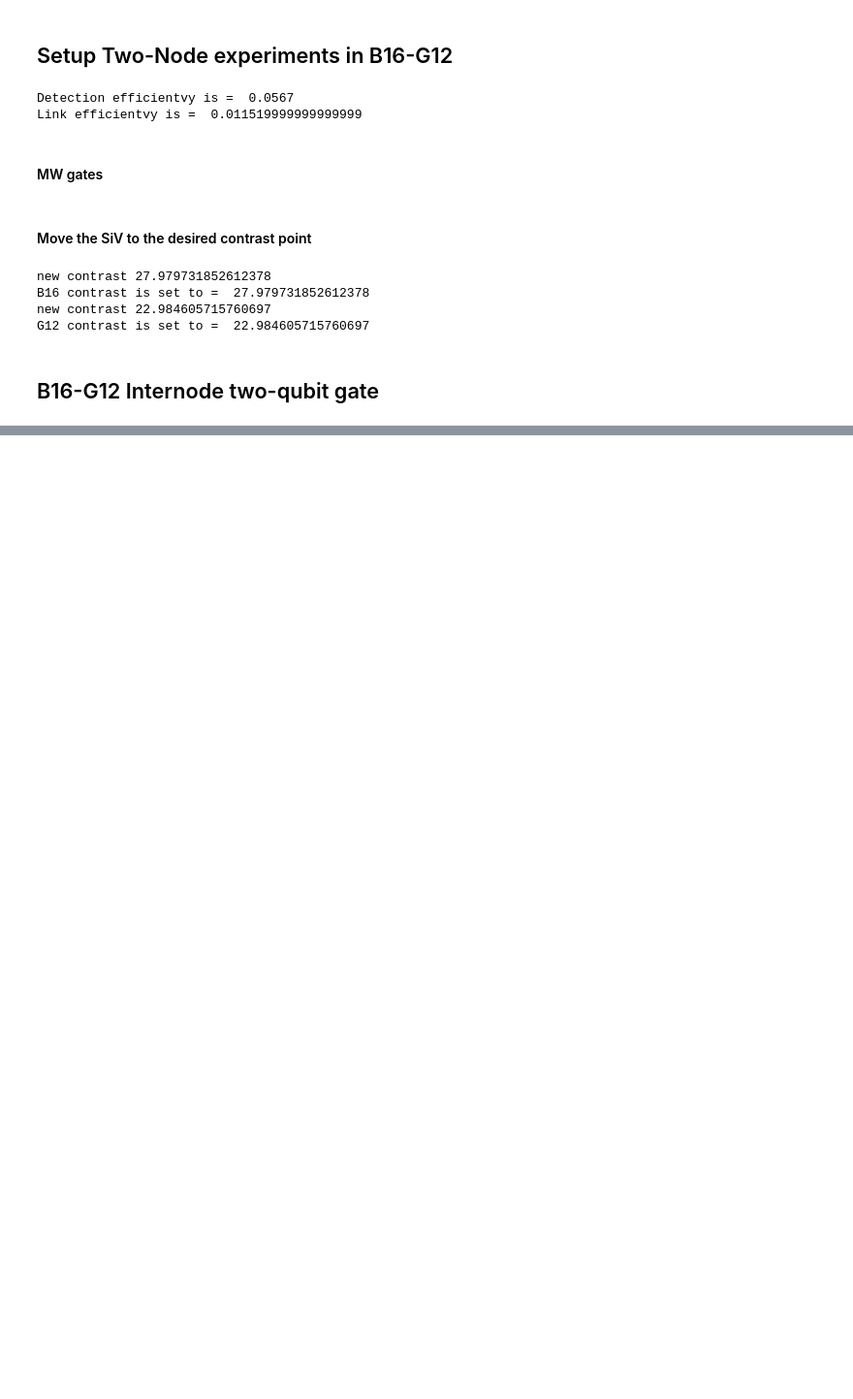
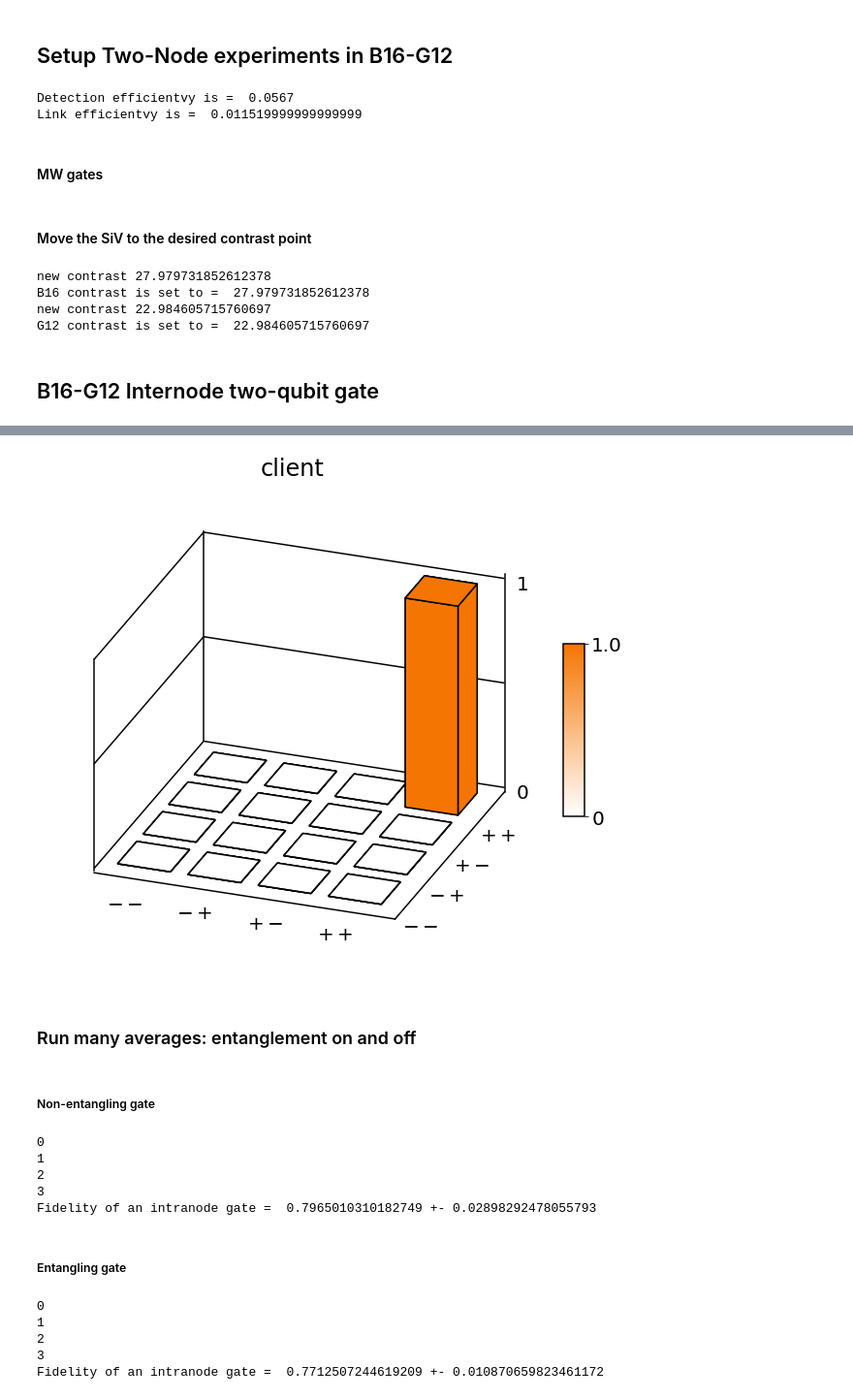
Before and after one commit to lukingroup/simnet, a Jupyter notebook: Notebooks/Blind_SingleNode_dataMatch.ipynb, the cells around one changed output, grey strips where cells are left out. Shown: that part at 97% size. Saved outputs shown, nothing was run; the diff lists cells and outputs as text; code cells hidden in the pictures; blank space fills up the shorter version.

```diff
--- a/Notebooks/Blind_SingleNode_dataMatch.ipynb
+++ b/Notebooks/Blind_SingleNode_dataMatch.ipynb
@@ -1276,0 +757,6 @@ Noperator = qt.num(N)
+# %%
+plot_from_rho(rho, 'client', 'entangling_phi=0.svg', (246/255, 133/255, 32/255), False)
+# %% [output]
+[figure, added]
+# %% [markdown]
+### Run many averages: entanglement on and off
@@ -1276,0 +775,61 @@ Noperator = qt.num(N)
+# %% [markdown]
+##### Non-entangling gate
+# %%
+Entange = 0 # choices are {0, 1}
+n_rounds = 4
+rho_n_array_cl_0 = np.empty((0, 4, 4), dtype=complex)
+rho_n_array_s_0 = np.empty((0, 4, 4), dtype=complex)
+fid_n_0 =  np.empty((0, 2), dtype=float)
+el_rho_final_ideal_0 = qt.tensor(rho_ideal_Xp, rho_ideal_Xp)
+
+for i in range(n_rounds):
+    print(i)
+    rho_output = sim2.two_qubit_internode_blind_gate(een_initial, imperfections, Entange, mu)
+    rho_cl = rho_output[1]
+    rho_s = rho_output[0]
+    rho_n_array_s_0 = np.vstack([rho_n_array_s_0, [rho_s]])
+    rho_n_array_cl_0 = np.vstack([rho_n_array_cl_0, [rho_cl]])
+    fid = (qt.fidelity(qt.Qobj(rho_cl), el_rho_final_ideal_0))**2
+    fid_n_0 = np.append(fid_n_0, fid)
+
+fid_ave_0 = np.mean(fid_n_0, axis = 0)
+fid_ave_std_0 = np.std(fid_n_0, axis = 0)/(np.sqrt(n_rounds))
+
+print("Fidelity of an intranode gate = ", fid_ave_0, "+-", fid_ave_std_0)
+# %% [output]
+0
+1
+2
+3
+Fidelity of an intranode gate =  0.7965010310182749 +- 0.02898292478055793
+# %% [markdown]
+##### Entangling gate
+# %%
+Entange = 1 # choices are {0, 1}
+n_rounds = 4
+rho_n_array_cl_1 = np.empty((0, 4, 4), dtype=complex)
+rho_n_array_s_1 = np.empty((0, 4, 4), dtype=complex)
+oper_transform = qt.tensor(rx(np.pi/2), rx(np.pi/2))
+fid_n_1 =  np.empty((0, 2), dtype=float)
+el_rho_final_ideal_1 = qt.ket2dm((qt.tensor(psi_ideal_Yp, psi_ideal_Xm) + qt.tensor(psi_ideal_Ym, psi_ideal_Xp)).unit())
+for i in range(n_rounds):
+    # if i%100==0:
+    print(i)
+    rho_output = sim2.two_qubit_internode_blind_gate(een_initial, imperfections, Entange, mu)
+    rho_cl = rho = oper_transform*rho_output[1]*oper_transform.dag()
+    rho_s = rho = oper_transform*rho_output[0]*oper_transform.dag()
+    rho_n_array_s_1 = np.vstack([rho_n_array_s_1, [rho_s]])
+    rho_n_array_cl_1 = np.vstack([rho_n_array_cl_1, [rho_cl]])
+    fid = (qt.fidelity(qt.Qobj(rho_cl), el_rho_final_ideal_1))**2
+    fid_n_1 = np.append(fid_n_1, fid)
+
+fid_ave_1 = np.mean(fid_n_1, axis = 0)
+fid_ave_std_1 = np.std(fid_n_1, axis = 0)/(np.sqrt(n_rounds))
+
+print("Fidelity of an intranode gate = ", fid_ave_1, "+-", fid_ave_std_1)
+# %% [output]
+0
+1
+2
+3
+Fidelity of an intranode gate =  0.7712507244619209 +- 0.010870659823461172
```
Also changed, not shown: parts of 40 cells of this notebook, 3 other files.
